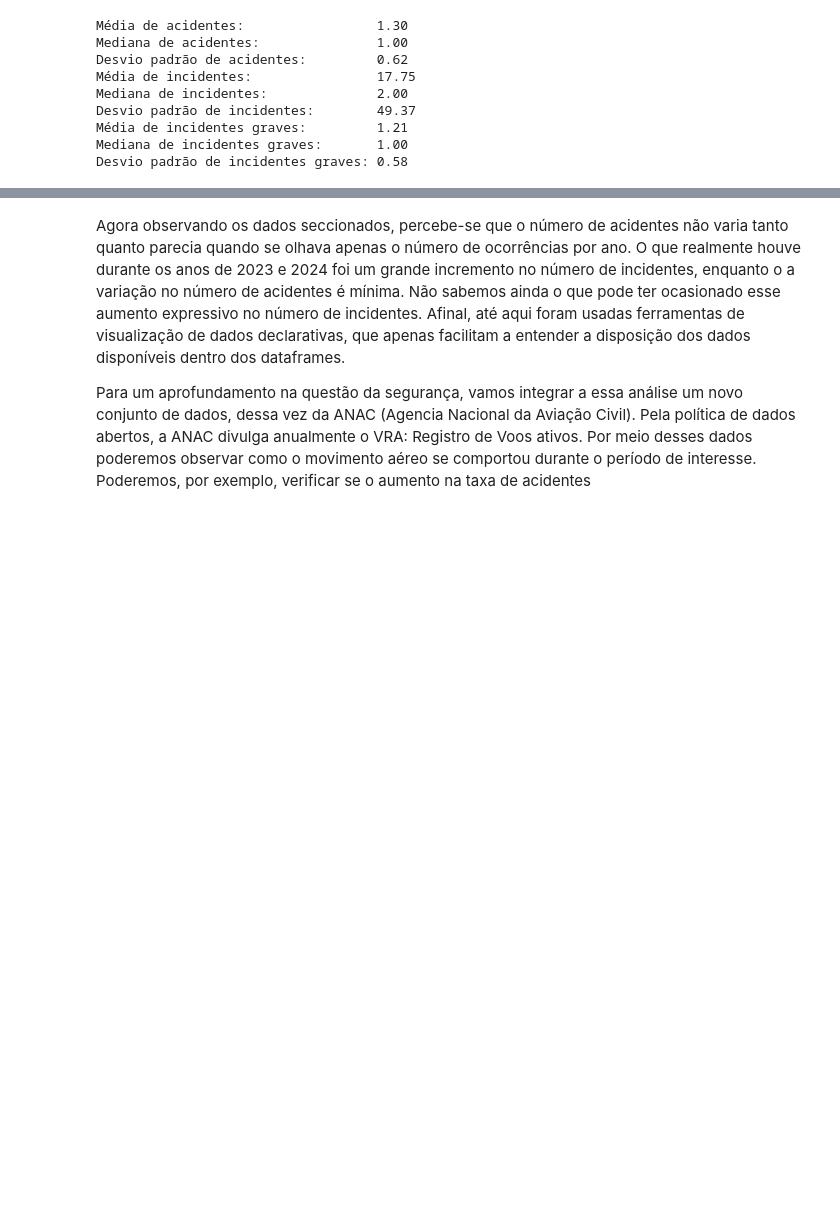
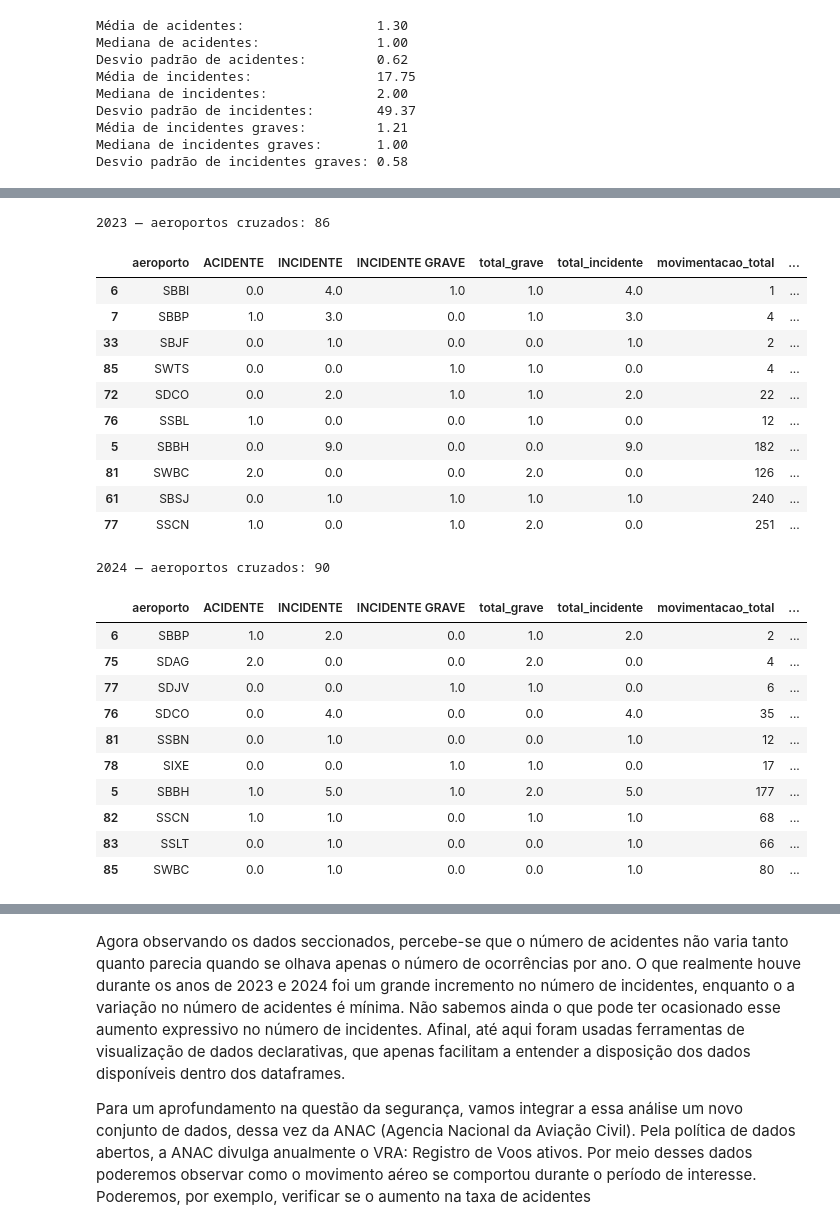
Before and after one commit to fmariane/sprint1-mvp, a Jupyter notebook: source/mvp.ipynb, the cells around one changed output, grey strips where cells are left out. Drawn from its saved outputs; the diff is of its cells as text; code cells hidden in the pictures; blank space fills up the shorter version.

Commit message:
cruzamento de dados anac - cenipa, calculo tx de acidentes por movimento

```diff
--- a/source/mvp.ipynb
+++ b/source/mvp.ipynb
@@ -339,0 +690,68 @@ Desvio padrão de incidentes graves: 0.58
+# %%
+#cruzamento CENIPA x VRA: calculo de taxa de ocorrencia por aeroporto
+#join feito via coluna 'icao' (resolvida pelo mapeamento de nomes na celula anterior)
+
+def _build_taxa_aeroporto(contagem_ocorrencias, contagem_movimentos):
+    pivot = (
+        contagem_ocorrencias.dropna(subset=['icao'])
+        .pivot_table(index='icao', columns='ocorrencia_classificacao', values='contagem', aggfunc='sum')
+        .fillna(0)
+        .reset_index()
+    )
+    pivot.columns.name = None
+    pivot = pivot.rename(columns={'icao': 'aeroporto'})
+
+    for col in ['ACIDENTE', 'INCIDENTE GRAVE', 'INCIDENTE']:
+        if col not in pivot.columns:
+            pivot[col] = 0
+
+    pivot['total_grave']     = pivot['ACIDENTE'] + pivot['INCIDENTE GRAVE']
+    pivot['total_incidente'] = pivot['INCIDENTE']
+
+    df = pivot.merge(
+        contagem_movimentos[['movimentacao_total']],
+        left_on='aeroporto',
+        right_index=True,
+        how='inner'
+    )
+
+    df['taxa_grave']        = df['total_grave']       / df['movimentacao_total']
+    df['taxa_incidente']    = df['total_incidente']   / df['movimentacao_total']
+    df['total_ocorrencias'] = df['total_grave']       + df['total_incidente']
+    df['taxa_total']        = df['total_ocorrencias'] / df['movimentacao_total']
+    df['nome_aeroporto']    = df['aeroporto'].map(_icao_to_nome).fillna(df['aeroporto'])
+
+    return df.reset_index(drop=True)
+
+df_taxa_aeroporto_2023 = _build_taxa_aeroporto(contagem_ocorrencias_aeroporto_2023, contagem_movimentos_br_icao_2023)
+df_taxa_aeroporto_2024 = _build_taxa_aeroporto(contagem_ocorrencias_aeroporto_2024, contagem_movimentos_br_icao_2024)
+
+print("2023 — aeroportos cruzados:", len(df_taxa_aeroporto_2023))
+display(df_taxa_aeroporto_2023.sort_values('taxa_total', ascending=False).head(10))
+print("2024 — aeroportos cruzados:", len(df_taxa_aeroporto_2024))
+display(df_taxa_aeroporto_2024.sort_values('taxa_total', ascending=False).head(10))
+# %% [output]
+2023 — aeroportos cruzados: 86
+|  | aeroporto | ACIDENTE | INCIDENTE | INCIDENTE GRAVE | total_grave | total_incidente | movimentacao_total | ... |
+| 6 | SBBI | 0.0 | 4.0 | 1.0 | 1.0 | 4.0 | 1 | ... |
+| 7 | SBBP | 1.0 | 3.0 | 0.0 | 1.0 | 3.0 | 4 | ... |
+| 33 | SBJF | 0.0 | 1.0 | 0.0 | 0.0 | 1.0 | 2 | ... |
+| 85 | SWTS | 0.0 | 0.0 | 1.0 | 1.0 | 0.0 | 4 | ... |
+| 72 | SDCO | 0.0 | 2.0 | 1.0 | 1.0 | 2.0 | 22 | ... |
+| 76 | SSBL | 1.0 | 0.0 | 0.0 | 1.0 | 0.0 | 12 | ... |
+| 5 | SBBH | 0.0 | 9.0 | 0.0 | 0.0 | 9.0 | 182 | ... |
+| 81 | SWBC | 2.0 | 0.0 | 0.0 | 2.0 | 0.0 | 126 | ... |
+| 61 | SBSJ | 0.0 | 1.0 | 1.0 | 1.0 | 1.0 | 240 | ... |
+| 77 | SSCN | 1.0 | 0.0 | 1.0 | 2.0 | 0.0 | 251 | ... |
+2024 — aeroportos cruzados: 90
+|  | aeroporto | ACIDENTE | INCIDENTE | INCIDENTE GRAVE | total_grave | total_incidente | movimentacao_total | ... |
+| 6 | SBBP | 1.0 | 2.0 | 0.0 | 1.0 | 2.0 | 2 | ... |
+| 75 | SDAG | 2.0 | 0.0 | 0.0 | 2.0 | 0.0 | 4 | ... |
+| 77 | SDJV | 0.0 | 0.0 | 1.0 | 1.0 | 0.0 | 6 | ... |
+| 76 | SDCO | 0.0 | 4.0 | 0.0 | 0.0 | 4.0 | 35 | ... |
+| 81 | SSBN | 0.0 | 1.0 | 0.0 | 0.0 | 1.0 | 12 | ... |
+| 78 | SIXE | 0.0 | 0.0 | 1.0 | 1.0 | 0.0 | 17 | ... |
+| 5 | SBBH | 1.0 | 5.0 | 1.0 | 2.0 | 5.0 | 177 | ... |
+| 82 | SSCN | 1.0 | 1.0 | 0.0 | 1.0 | 1.0 | 68 | ... |
+| 83 | SSLT | 0.0 | 1.0 | 0.0 | 0.0 | 1.0 | 66 | ... |
+| 85 | SWBC | 0.0 | 1.0 | 0.0 | 0.0 | 1.0 | 80 | ... |
```
Also changed, not shown: parts of 16 cells of this notebook, 2 other files.
